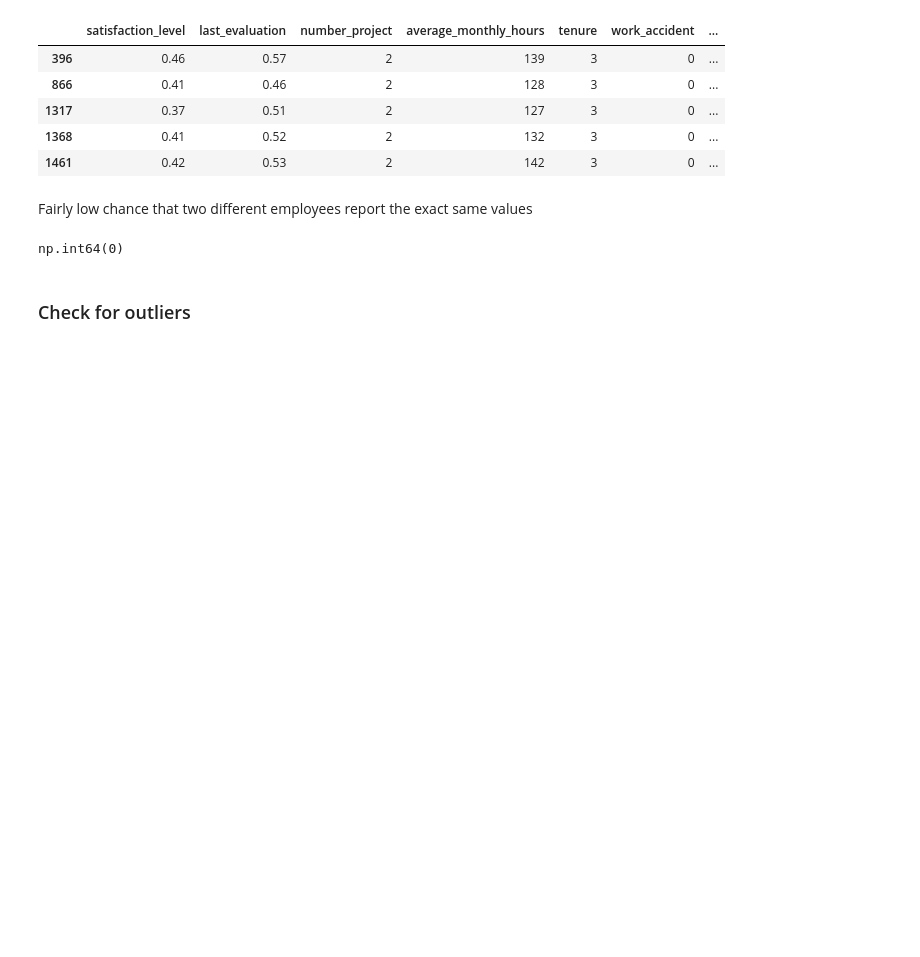
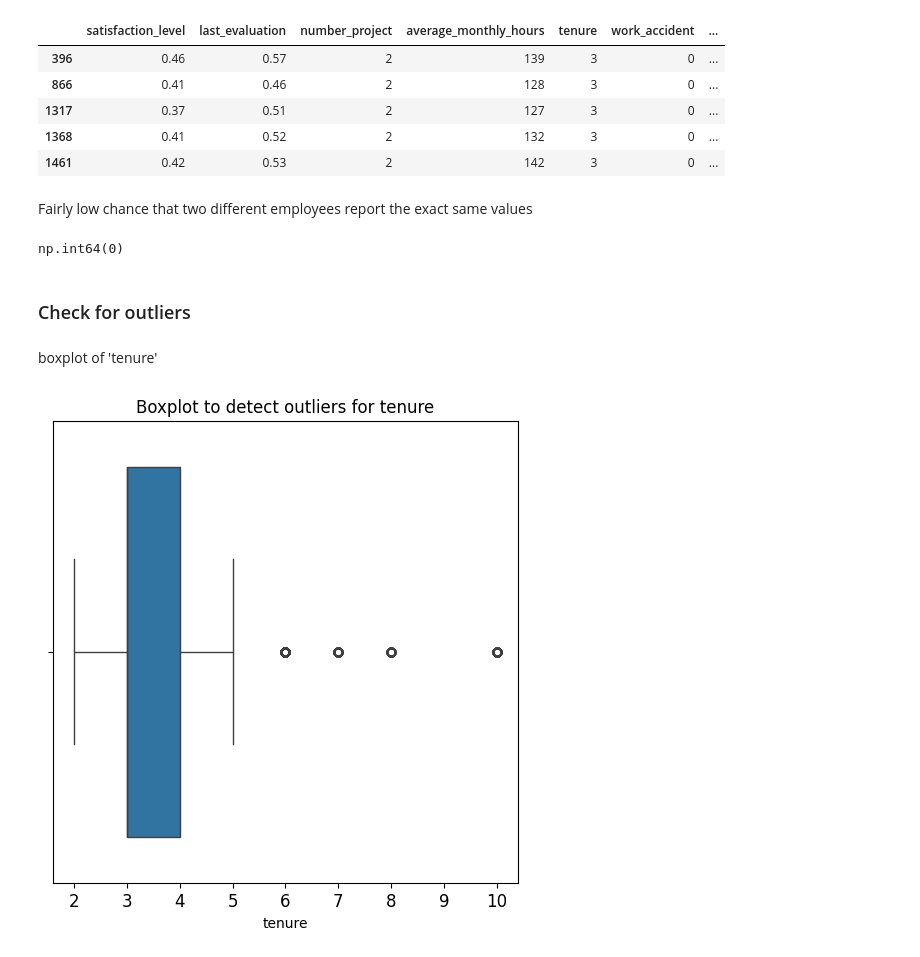
Before and after one commit to J-J0HN/Salifort-Motors-Capstone-Project-Notebook, a Jupyter notebook: CapstoneProjectNotebook.ipynb, the cells around one changed output. Drawn from its saved outputs; the diff is of its cells as text; code cells hidden in the pictures; blank space fills up the shorter version.

Commit message:
boxplotted outliers for tenure

```diff
--- a/CapstoneProjectNotebook.ipynb
+++ b/CapstoneProjectNotebook.ipynb
@@ -169,3 +169,14 @@ df1.duplicated().sum()
 np.int64(0)
 # %% [markdown]
 ### Check for outliers
+# %% [markdown]
+boxplot of 'tenure'
+# %%
+plt.figure(figsize=(6,6))
+plt.title('Boxplot to detect outliers for tenure', fontsize=12)
+plt.xticks(fontsize=12)
+plt.yticks(fontsize=12)
+sns.boxplot(x=df1['tenure'])
+plt.show()
+# %% [output]
+[figure, added]
```
